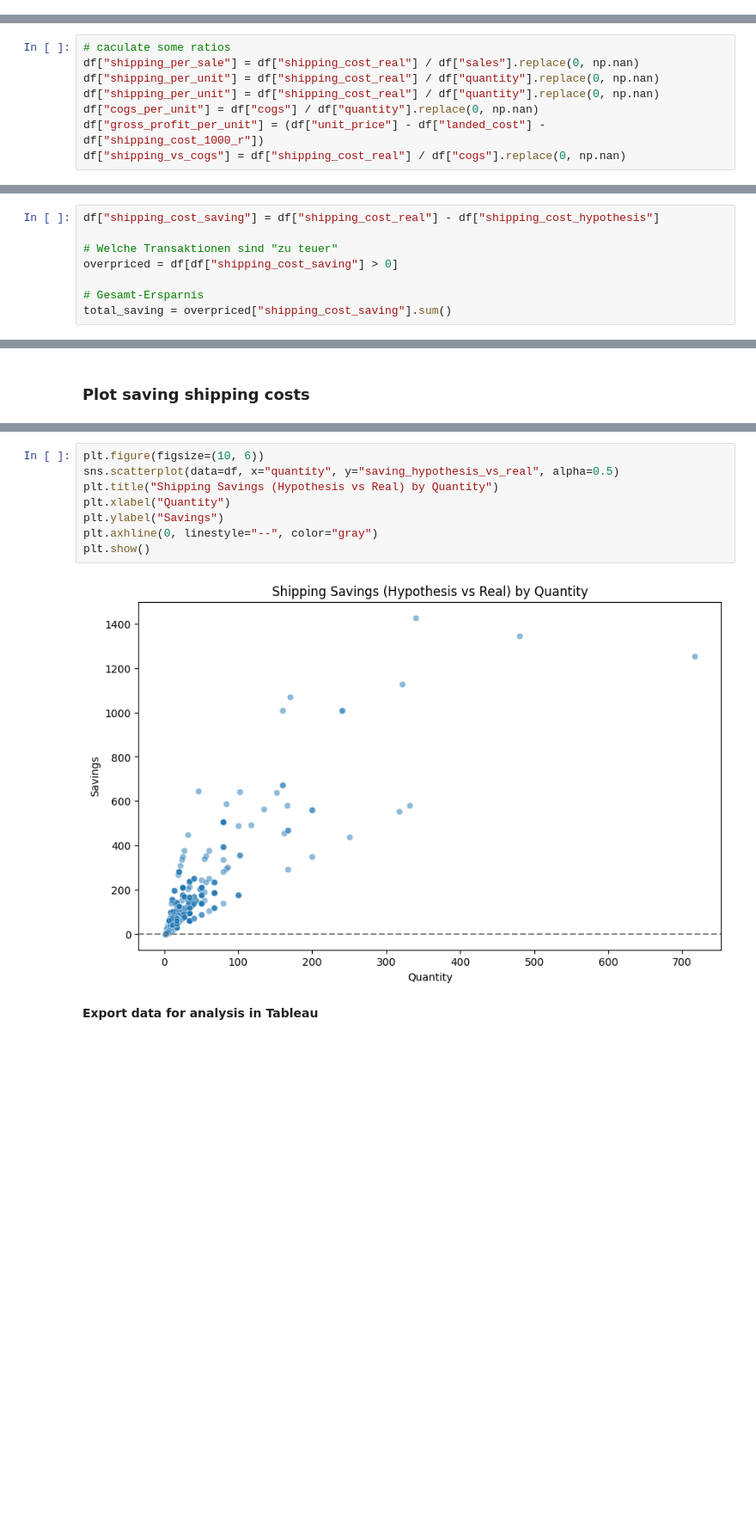
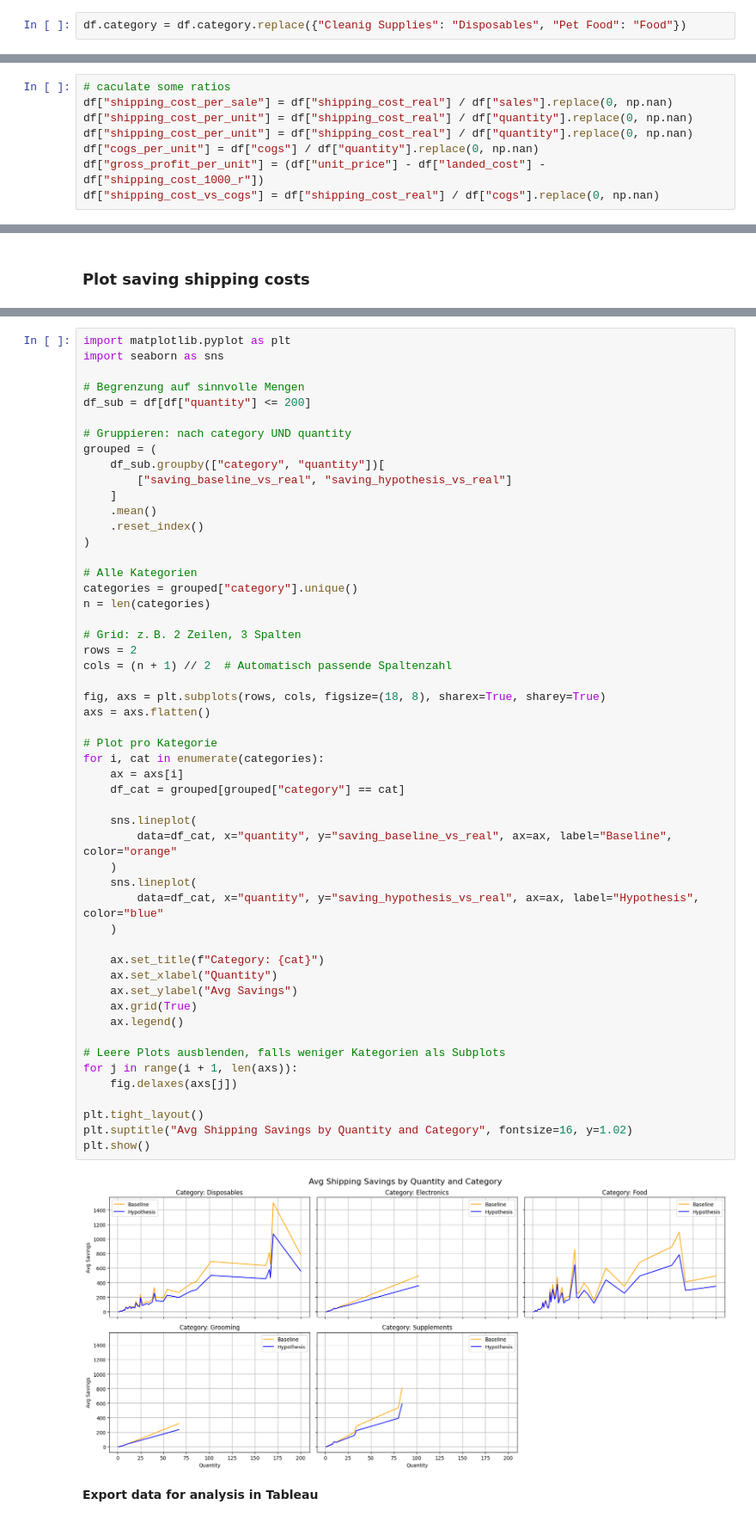
Before and after one commit to bfreiheit/shipping-cost-analysis, a Jupyter notebook: notebooks/EDA.ipynb, the cells around one changed output, grey strips where cells are left out. Shown at 86% size. Saved outputs shown, nothing was run; the diff lists cells and outputs as text; blank space fills up the shorter version.

```diff
--- a/notebooks/EDA.ipynb
+++ b/notebooks/EDA.ipynb
@@ -67,0 +78,2 @@ df = df.dropna()
+# %%
+df.category = df.category.replace({"Cleanig Supplies": "Disposables", "Pet Food": "Food"})
@@ -183,12 +220,12 @@ df["profit_baseline"] = df["sales"] - df["cogs"] - df["shipping_cost_real"]
 df["profit_margin"] = df["profit_baseline"] / df["sales"].replace(0, np.nan)
 # %%
 # caculate some ratios
-df["shipping_per_sale"] = df["shipping_cost_real"] / df["sales"].replace(0, np.nan)
-df["shipping_per_unit"] = df["shipping_cost_real"] / df["quantity"].replace(0, np.nan)
-df["shipping_per_unit"] = df["shipping_cost_real"] / df["quantity"].replace(0, np.nan)
+df["shipping_cost_per_sale"] = df["shipping_cost_real"] / df["sales"].replace(0, np.nan)
+df["shipping_cost_per_unit"] = df["shipping_cost_real"] / df["quantity"].replace(0, np.nan)
+df["shipping_cost_per_unit"] = df["shipping_cost_real"] / df["quantity"].replace(0, np.nan)
 df["cogs_per_unit"] = df["cogs"] / df["quantity"].replace(0, np.nan)
 df["gross_profit_per_unit"] = (df["unit_price"] - df["landed_cost"] - df["shipping_cost_1000_r"])
-df["shipping_vs_cogs"] = df["shipping_cost_real"] / df["cogs"].replace(0, np.nan)
+df["shipping_cost_vs_cogs"] = df["shipping_cost_real"] / df["cogs"].replace(0, np.nan)
 # %%
 metrics = [
  'category',
@@ -281,14 +343,6 @@ df[
 | 50% | 10.000000 | 8.500000 | 8.000000 |
 | 75% | 20.000000 | 12.665000 | 12.000000 |
 | max | 2040.000000 | 66.666662 | 612.000000 |
-# %%
-df["shipping_cost_saving"] = df["shipping_cost_real"] - df["shipping_cost_hypothesis"]
-
-# Welche Transaktionen sind "zu teuer"
-overpriced = df[df["shipping_cost_saving"] > 0]
-
-# Gesamt-Ersparnis
-total_saving = overpriced["shipping_cost_saving"].sum()
 # %%
 df["saving_baseline_vs_real"] = df["shipping_cost_real"] - df["shipping_cost_baseline"]
 df["saving_hypothesis_vs_real"] = (
@@ -322,13 +391,57 @@ plt.show()
 # %%
-plt.figure(figsize=(10, 6))
-sns.scatterplot(data=df, x="quantity", y="saving_hypothesis_vs_real", alpha=0.5)
-plt.title("Shipping Savings (Hypothesis vs Real) by Quantity")
-plt.xlabel("Quantity")
-plt.ylabel("Savings")
-plt.axhline(0, linestyle="--", color="gray")
+import matplotlib.pyplot as plt
+import seaborn as sns
+
+# Begrenzung auf sinnvolle Mengen
+df_sub = df[df["quantity"] <= 200]
+
+# Gruppieren: nach category UND quantity
+grouped = (
+    df_sub.groupby(["category", "quantity"])[
+        ["saving_baseline_vs_real", "saving_hypothesis_vs_real"]
+    ]
+    .mean()
+    .reset_index()
+)
+
+# Alle Kategorien
+categories = grouped["category"].unique()
+n = len(categories)
+
+# Grid: z. B. 2 Zeilen, 3 Spalten
+rows = 2
+cols = (n + 1) // 2  # Automatisch passende Spaltenzahl
+
+fig, axs = plt.subplots(rows, cols, figsize=(18, 8), sharex=True, sharey=True)
+axs = axs.flatten()
+
+# Plot pro Kategorie
+for i, cat in enumerate(categories):
+    ax = axs[i]
+    df_cat = grouped[grouped["category"] == cat]
+
+    sns.lineplot(
+        data=df_cat, x="quantity", y="saving_baseline_vs_real", ax=ax, label="Baseline", color="orange"
+    )
+    sns.lineplot(
+        data=df_cat, x="quantity", y="saving_hypothesis_vs_real", ax=ax, label="Hypothesis", color="blue"
+    )
+
+    ax.set_title(f"Category: {cat}")
+    ax.set_xlabel("Quantity")
+    ax.set_ylabel("Avg Savings")
+    ax.grid(True)
+    ax.legend()
+
+# Leere Plots ausblenden, falls weniger Kategorien als Subplots
+for j in range(i + 1, len(axs)):
+    fig.delaxes(axs[j])
+
+plt.tight_layout()
+plt.suptitle("Avg Shipping Savings by Quantity and Category", fontsize=16, y=1.02)
 plt.show()
 # %% [output]
-[figure, old version]
+[figure, new version]
 # %% [markdown]
 **Export data for analysis in Tableau**
 # %%
```
Also changed, not shown: parts of 11 cells of this notebook.
